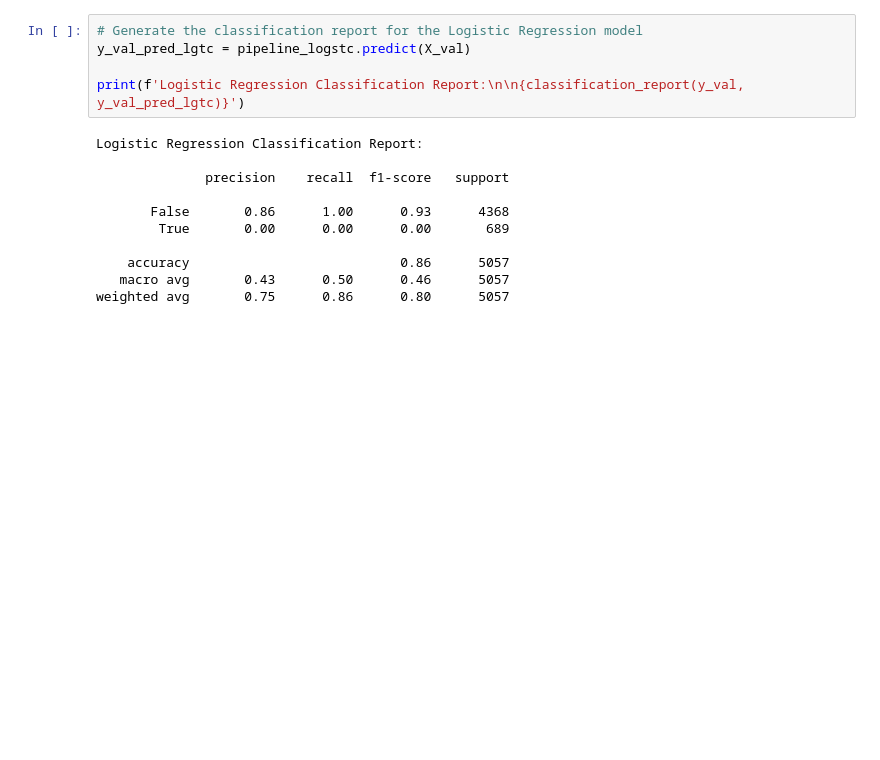
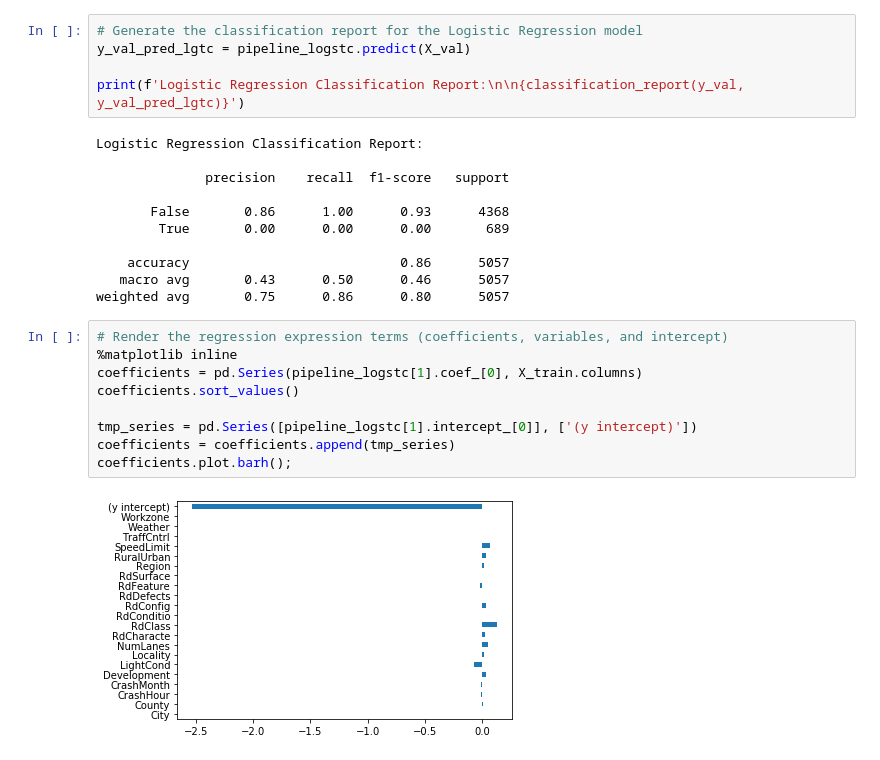
Before and after one commit to danoand/Build_Project_02, a Jupyter notebook: Chapel_Hill_Vehicle_Pedestrian_Accidents.ipynb, the cells around one changed output. Saved outputs shown, nothing was run; the diff lists cells and outputs as text; blank space fills up the shorter version.

```diff
--- a/Chapel_Hill_Vehicle_Pedestrian_Accidents.ipynb
+++ b/Chapel_Hill_Vehicle_Pedestrian_Accidents.ipynb
@@ -411,3 +411,14 @@ Logistic Regression Classification Report:
     accuracy                           0.86      5057
    macro avg       0.43      0.50      0.46      5057
 weighted avg       0.75      0.86      0.80      5057
+# %%
+# Render the regression expression terms (coefficients, variables, and intercept)
+%matplotlib inline
+coefficients = pd.Series(pipeline_logstc[1].coef_[0], X_train.columns)
+coefficients.sort_values()
+
+tmp_series = pd.Series([pipeline_logstc[1].intercept_[0]], ['(y intercept)'])
+coefficients = coefficients.append(tmp_series)
+coefficients.plot.barh();
+# %% [output]
+[figure, added]
```
Also changed, not shown: parts of 7 cells of this notebook.
